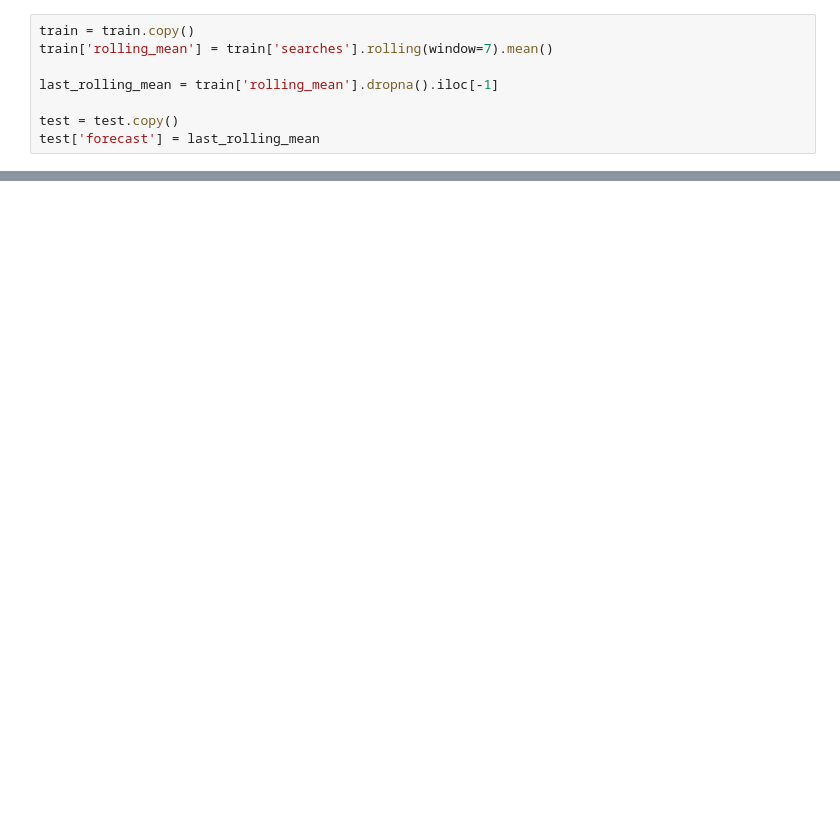
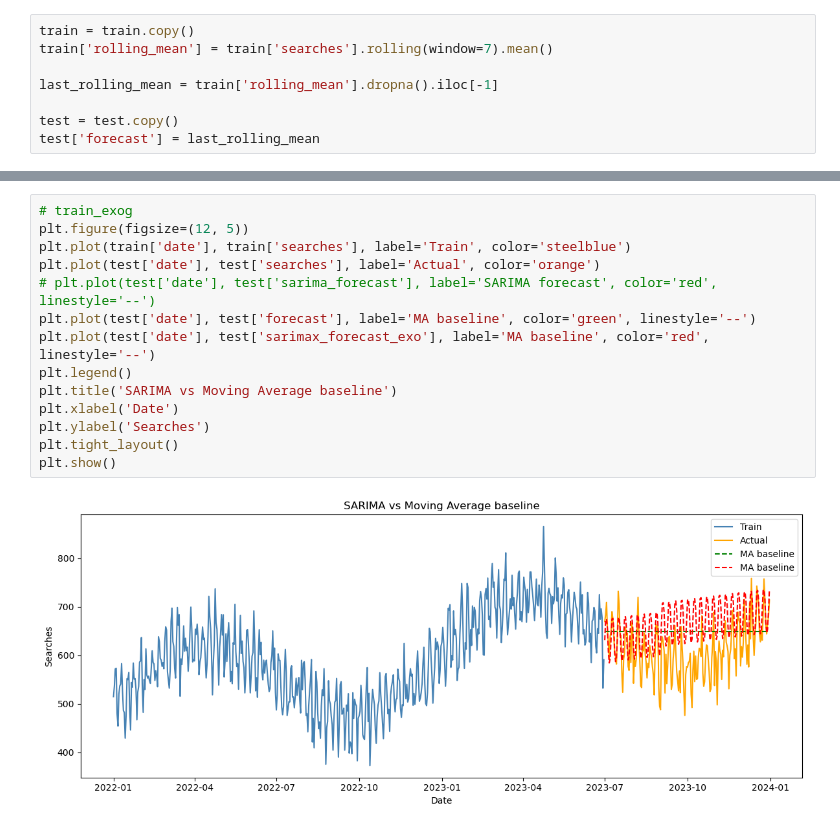
Before and after one commit to IncaGR/prep_skyscanner, a Jupyter notebook: forecasting/forecasting1.ipynb, the cells around one changed output, grey strips where cells are left out. Drawn from its saved outputs; the diff is of its cells as text; blank space fills up the shorter version.

Commit message:
forecast complete example

```diff
--- a/forecasting/forecasting1.ipynb
+++ b/forecasting/forecasting1.ipynb
@@ -117,0 +272,16 @@ Series is not stationary — needs differencing
+# %%
+# train_exog
+plt.figure(figsize=(12, 5))
+plt.plot(train['date'], train['searches'], label='Train', color='steelblue')
+plt.plot(test['date'], test['searches'], label='Actual', color='orange')
+# plt.plot(test['date'], test['sarima_forecast'], label='SARIMA forecast', color='red', linestyle='--')
+plt.plot(test['date'], test['forecast'], label='MA baseline', color='green', linestyle='--')
+plt.plot(test['date'], test['sarimax_forecast_exo'], label='MA baseline', color='red', linestyle='--')
+plt.legend()
+plt.title('SARIMA vs Moving Average baseline')
+plt.xlabel('Date')
+plt.ylabel('Searches')
+plt.tight_layout()
+plt.show()
+# %% [output]
+[figure, added]
```
Also changed, not shown: parts of 13 cells of this notebook.
